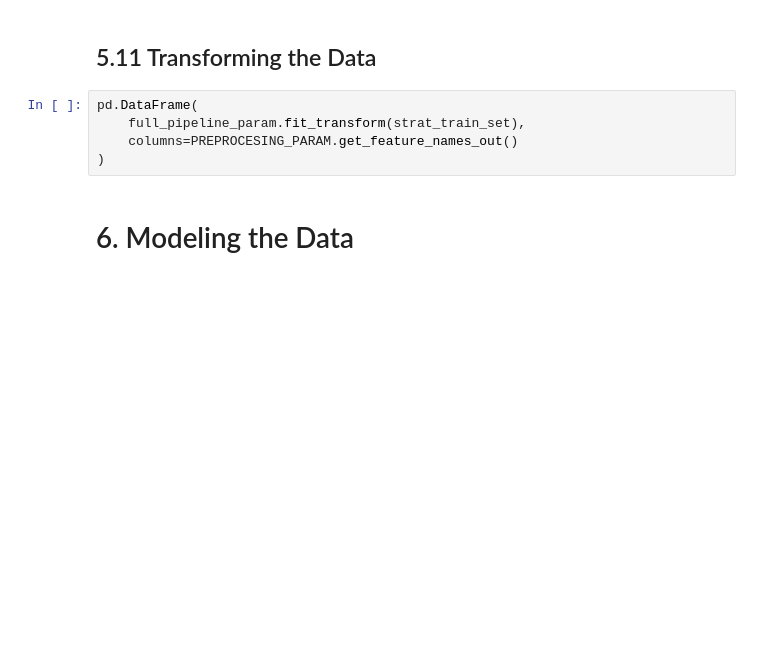
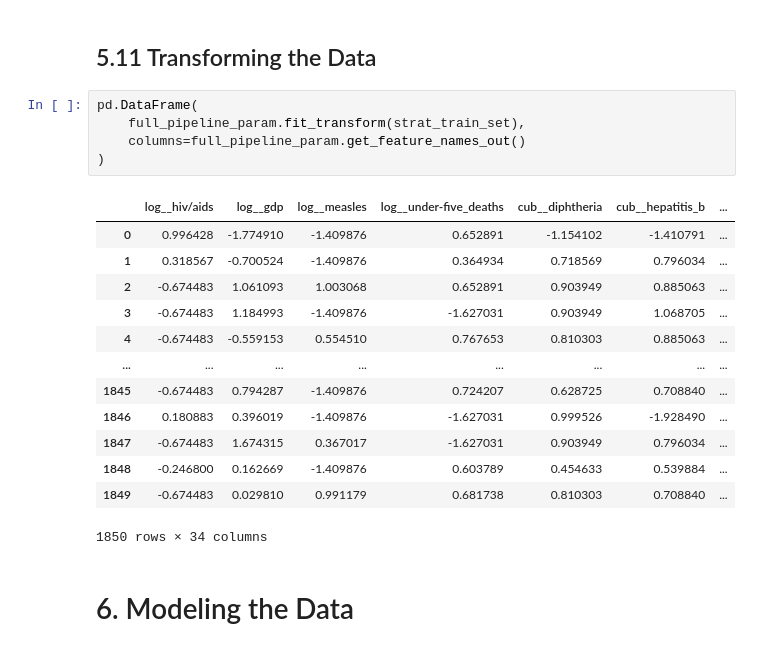
Before and after one commit to Grzegosh/Portfolio, a Jupyter notebook: Life_Expectancy_Regression/Life_Expectancy_Modeling.ipynb, the cells around one changed output. Drawn from its saved outputs; the diff is of its cells as text; blank space fills up the shorter version.

```diff
--- a/Life_Expectancy_Regression/Life_Expectancy_Modeling.ipynb
+++ b/Life_Expectancy_Regression/Life_Expectancy_Modeling.ipynb
@@ -625,8 +845,22 @@ full_pipeline_param
 # %%
 pd.DataFrame(
     full_pipeline_param.fit_transform(strat_train_set),
-    columns=PREPROCESING_PARAM.get_feature_names_out()
+    columns=full_pipeline_param.get_feature_names_out()
 )
+# %% [output]
+|  | log__hiv/aids | log__gdp | log__measles | log__under-five_deaths | cub__diphtheria | cub__hepatitis_b | ... |
+| 0 | 0.996428 | -1.774910 | -1.409876 | 0.652891 | -1.154102 | -1.410791 | ... |
+| 1 | 0.318567 | -0.700524 | -1.409876 | 0.364934 | 0.718569 | 0.796034 | ... |
+| 2 | -0.674483 | 1.061093 | 1.003068 | 0.652891 | 0.903949 | 0.885063 | ... |
+| 3 | -0.674483 | 1.184993 | -1.409876 | -1.627031 | 0.903949 | 1.068705 | ... |
+| 4 | -0.674483 | -0.559153 | 0.554510 | 0.767653 | 0.810303 | 0.885063 | ... |
+| ... | ... | ... | ... | ... | ... | ... | ... |
+| 1845 | -0.674483 | 0.794287 | -1.409876 | 0.724207 | 0.628725 | 0.708840 | ... |
+| 1846 | 0.180883 | 0.396019 | -1.409876 | -1.627031 | 0.999526 | -1.928490 | ... |
+| 1847 | -0.674483 | 1.674315 | 0.367017 | -1.627031 | 0.903949 | 0.796034 | ... |
+| 1848 | -0.246800 | 0.162669 | -1.409876 | 0.603789 | 0.454633 | 0.539884 | ... |
+| 1849 | -0.674483 | 0.029810 | 0.991179 | 0.681738 | 0.810303 | 0.708840 | ... |
+1850 rows × 34 columns
 # %% [markdown]
 # 6. Modeling the Data
 # %% [markdown]
```
Also changed, not shown: parts of 45 cells of this notebook.
